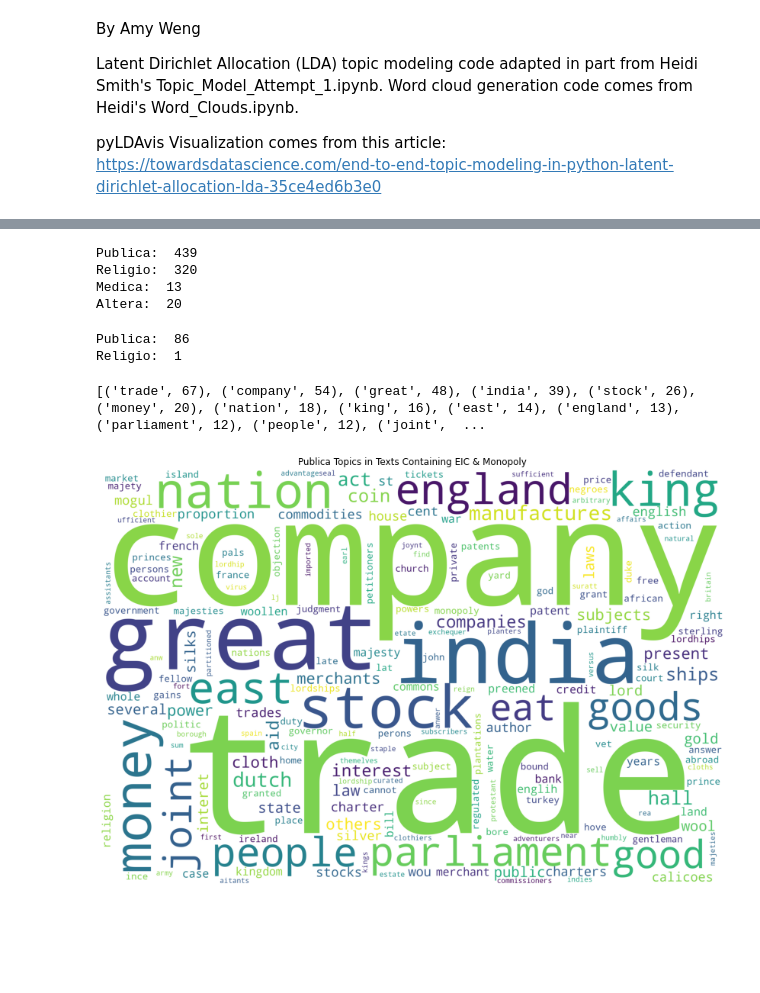
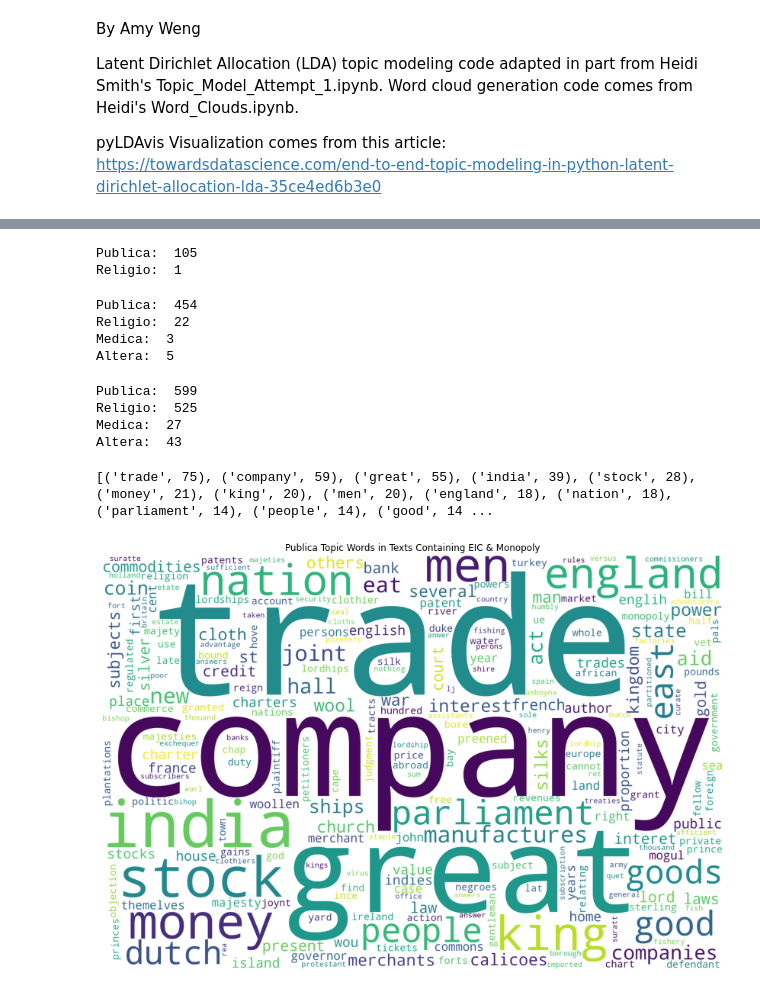
Before and after one commit to hsmith221/ECBC-21-22, a Jupyter notebook: Code_Files/topics.ipynb, the cells around one changed output, grey strips where cells are left out. Saved outputs shown, nothing was run; the diff lists cells and outputs as text; code cells hidden in the pictures; blank space fills up the shorter version.

```diff
--- a/Code_Files/topics.ipynb
+++ b/Code_Files/topics.ipynb
@@ -139,15 +119,22 @@ Altera:  5
 # %%
-topicModel(directory,'monopoly.csv','Texts/')
+topicModel(directory,'eic_monopoly.csv','Texts/')
 # %% [output]
-Publica:  439
-Religio:  320
-Medica:  13
-Altera:  20
+Publica:  105
+Religio:  1
-# %%
-topicModel(directory,'eic_monopoly.csv','Texts/')
-# %% [output]
-Publica:  86
-Religio:  1
+# %%
+topicModel(directory,'eic.csv','Texts/')
+# %% [output]
+Publica:  454
+Religio:  22
+Medica:  3
+Altera:  5
+# %%
+topicModel(directory,'monopoly.csv','Texts/')
+# %% [output]
+Publica:  599
+Religio:  525
+Medica:  27
+Altera:  43
 # %%
 # visualize topics
 # Code adapted from Word_Clouds.ipynb
@@ -177,8 +164,8 @@ def topicCloud(folder,f_name,title):
     plt.title(title)
     plt.show()
 # %%
-topicCloud('publica','eic_monopoly.txt','Publica Topics in Texts Containing EIC & Monopoly')
+topicCloud('publica','eic_monopoly.txt','Publica Topic Words in Texts Containing EIC & Monopoly')
 # %% [output]
-[('trade', 67), ('company', 54), ('great', 48), ('india', 39), ('stock', 26), ('money', 20), ('nation', 18), ('king', 16), ('east', 14), ('england', 13), ('parliament', 12), ('people', 12), ('joint',  ...
+[('trade', 75), ('company', 59), ('great', 55), ('india', 39), ('stock', 28), ('money', 21), ('king', 20), ('men', 20), ('england', 18), ('nation', 18), ('parliament', 14), ('people', 14), ('good', 14 ...
-[figure, old version]
+[figure, new version]
 # %%
```
Also changed, not shown: parts of 17 cells of this notebook, 9 other files.
